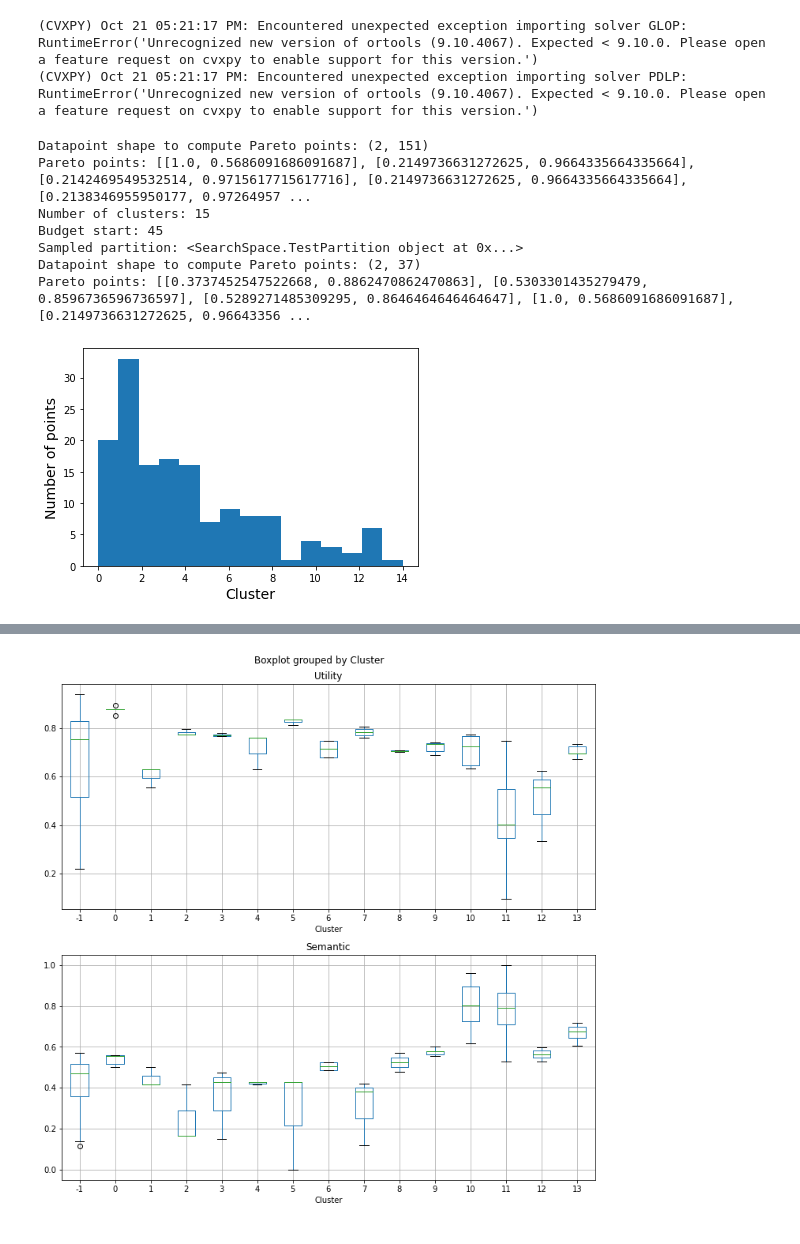
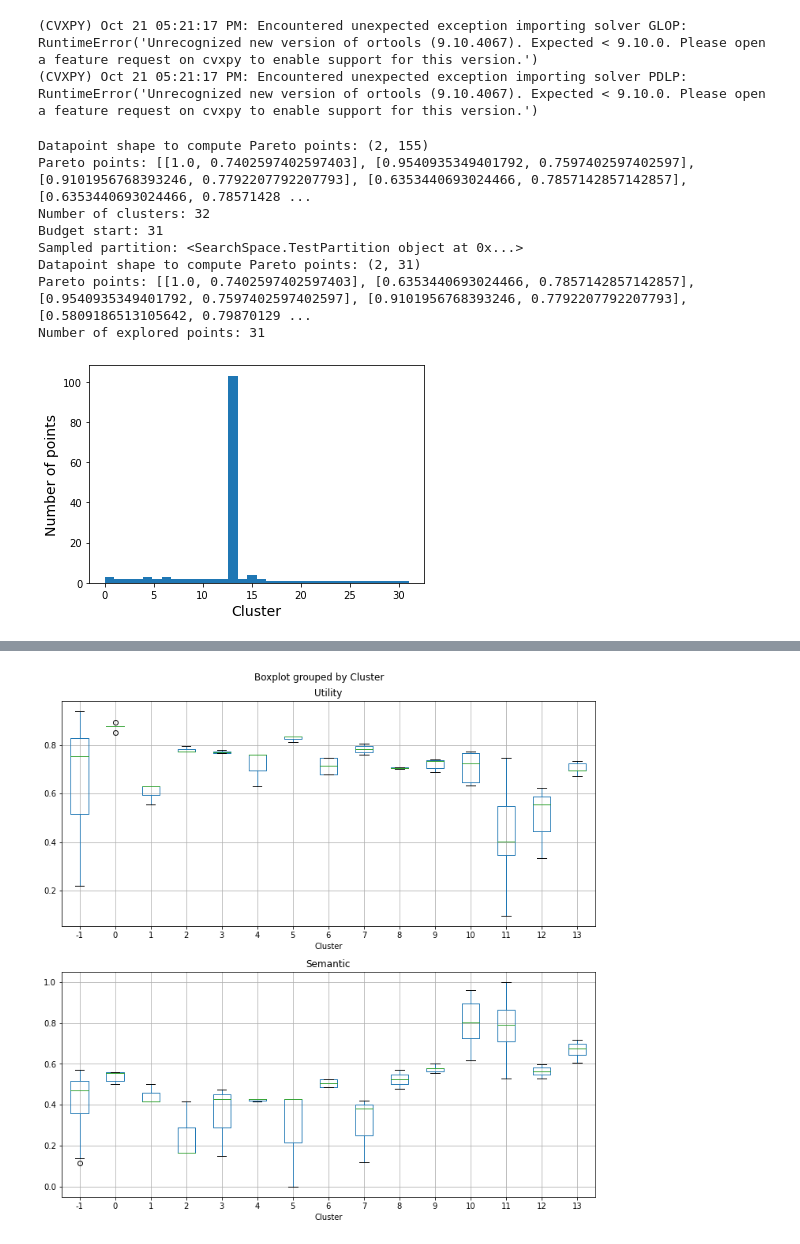
Before and after one commit to ey-l/explainable-discretization, a Jupyter notebook: notebooks/pca-explore.ipynb, the cells around one changed output, grey strips where cells are left out. Drawn from its saved outputs; the diff is of its cells as text; code cells hidden in the pictures.

```diff
--- a/notebooks/pca-explore.ipynb
+++ b/notebooks/pca-explore.ipynb
@@ -38,8 +38,8 @@ RuntimeError('Unrecognized new version of ortools (9.10.4067). Expected < 9.10.0
 (CVXPY) Oct 21 05:21:17 PM: Encountered unexpected exception importing solver PDLP:
 RuntimeError('Unrecognized new version of ortools (9.10.4067). Expected < 9.10.0. Please open a feature request on cvxpy to enable support for this version.')
 # %%
-dataset = 'satimage'
-use_case = 'imputation'
+dataset = 'pima'
+use_case = 'modeling'
 # read json file
 exp_config = json.load(open(os.path.join(ppath, 'code', 'configs', f'{dataset}.json')))
 attributes = exp_config['attributes'].keys()
@@ -48,9 +48,10 @@ for attr in attributes:
     f_quality = []
     f_runtime = []
     # load experiment data
-    data = pd.read_csv(os.path.join(ppath, 'experiment_data', dataset, use_case, f'{attr}.csv'))
-    ss = TestSearchSpace(data)
-    break
+    if attr == "Glucose":
+        data = pd.read_csv(os.path.join(ppath, 'experiment_data', dataset, use_case, f'{attr}.csv'))
+        ss = TestSearchSpace(data)
+    #break
 # %%
 def get_points(partitions, semantic_metric) -> List:
     if semantic_metric == 'l2_norm':
@@ -205,21 +232,20 @@ def cluster_sampling(search_space, num_samples:int=2, frac_outlier_samples=0.5,
     return explored_points, pareto_points, cluster_assignments
 # %%
 #for semantic_metric in semantic_metrics:
-semantic_metric = 'l2_norm'
-dim = 10
-n_points_per_cluster = 2
-n_samples = 1
+semantic_metric = 'KLDiv'
+p={'p':0.2}
 datapoints, gt_pareto_points, points_df = get_pareto_front(ss.candidates, semantic_metric)
-explored_points, est_pareto_points, clusters = cluster_sampling(ss, n_samples, 1, semantic_metric, dim, n_points_per_cluster)
+explored_points, est_pareto_points, clusters = cluster_sampling(ss, p, semantic_metric)
 # %% [output]
-Datapoint shape to compute Pareto points: (2, 151)
-Pareto points: [[1.0, 0.5686091686091687], [0.2149736631272625, 0.9664335664335664], [0.2142469549532514, 0.9715617715617716], [0.2149736631272625, 0.9664335664335664], [0.2138346955950177, 0.97264957 ...
-Number of clusters: 15
-Budget start: 45
+Datapoint shape to compute Pareto points: (2, 155)
+Pareto points: [[1.0, 0.7402597402597403], [0.9540935349401792, 0.7597402597402597], [0.9101956768393246, 0.7792207792207793], [0.6353440693024466, 0.7857142857142857], [0.6353440693024466, 0.78571428 ...
+Number of clusters: 32
+Budget start: 31
 Sampled partition: <SearchSpace.TestPartition object at 0x...>
-Datapoint shape to compute Pareto points: (2, 37)
-Pareto points: [[0.3737452547522668, 0.8862470862470863], [0.5303301435279479, 0.8596736596736597], [0.5289271485309295, 0.8646464646464647], [1.0, 0.5686091686091687], [0.2149736631272625, 0.96643356 ...
+Datapoint shape to compute Pareto points: (2, 31)
+Pareto points: [[1.0, 0.7402597402597403], [0.6353440693024466, 0.7857142857142857], [0.9540935349401792, 0.7597402597402597], [0.9101956768393246, 0.7792207792207793], [0.5809186513105642, 0.79870129 ...
+Number of explored points: 31
-[figure, old version]
+[figure, new version]
 # %%
 points_df['Cluster'] = clusters
 # for each cluster, calculate the count of each cluster, and mean and std of utility and semantic metric
```
Also changed, not shown: parts of 10 cells of this notebook, 11 other files.
